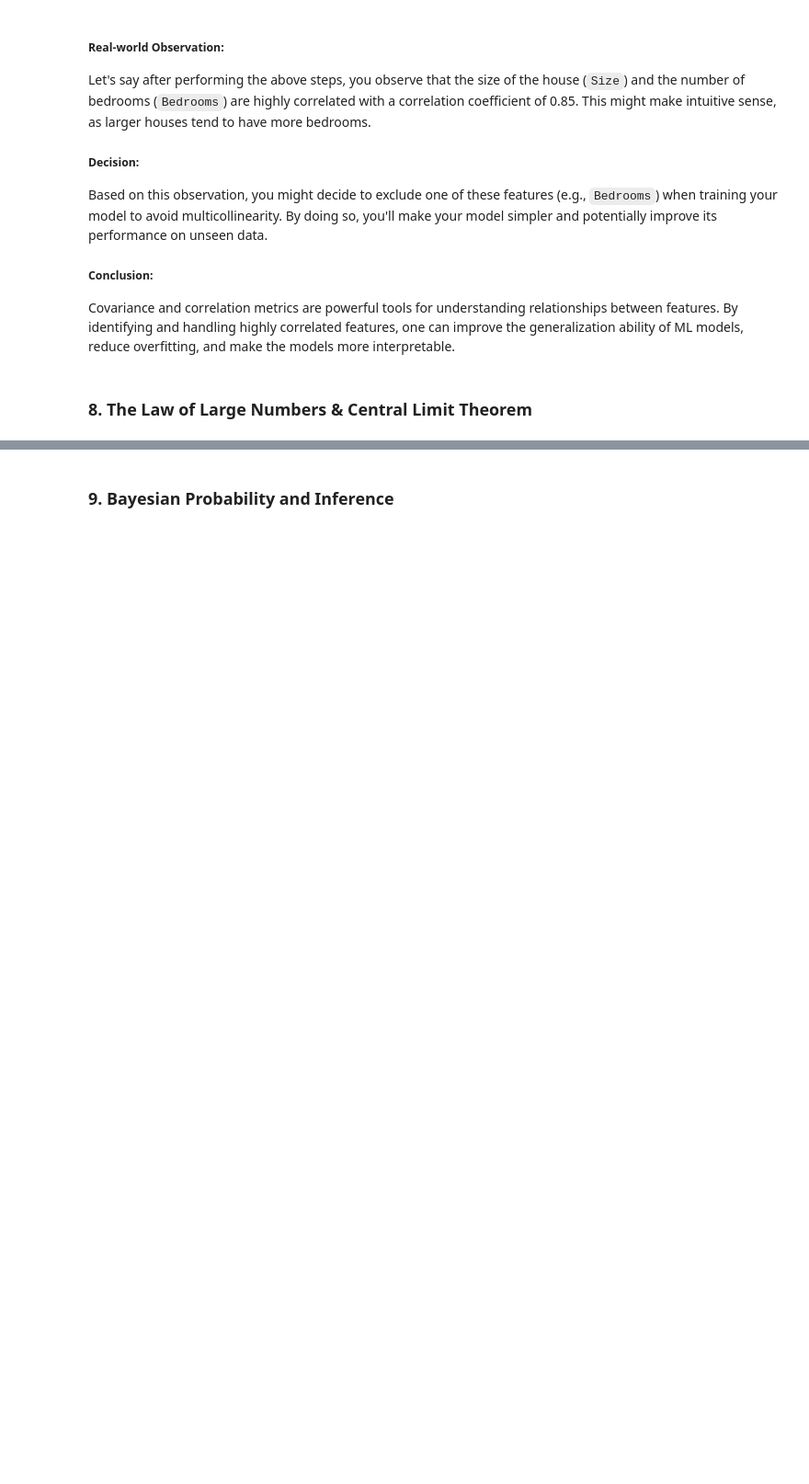
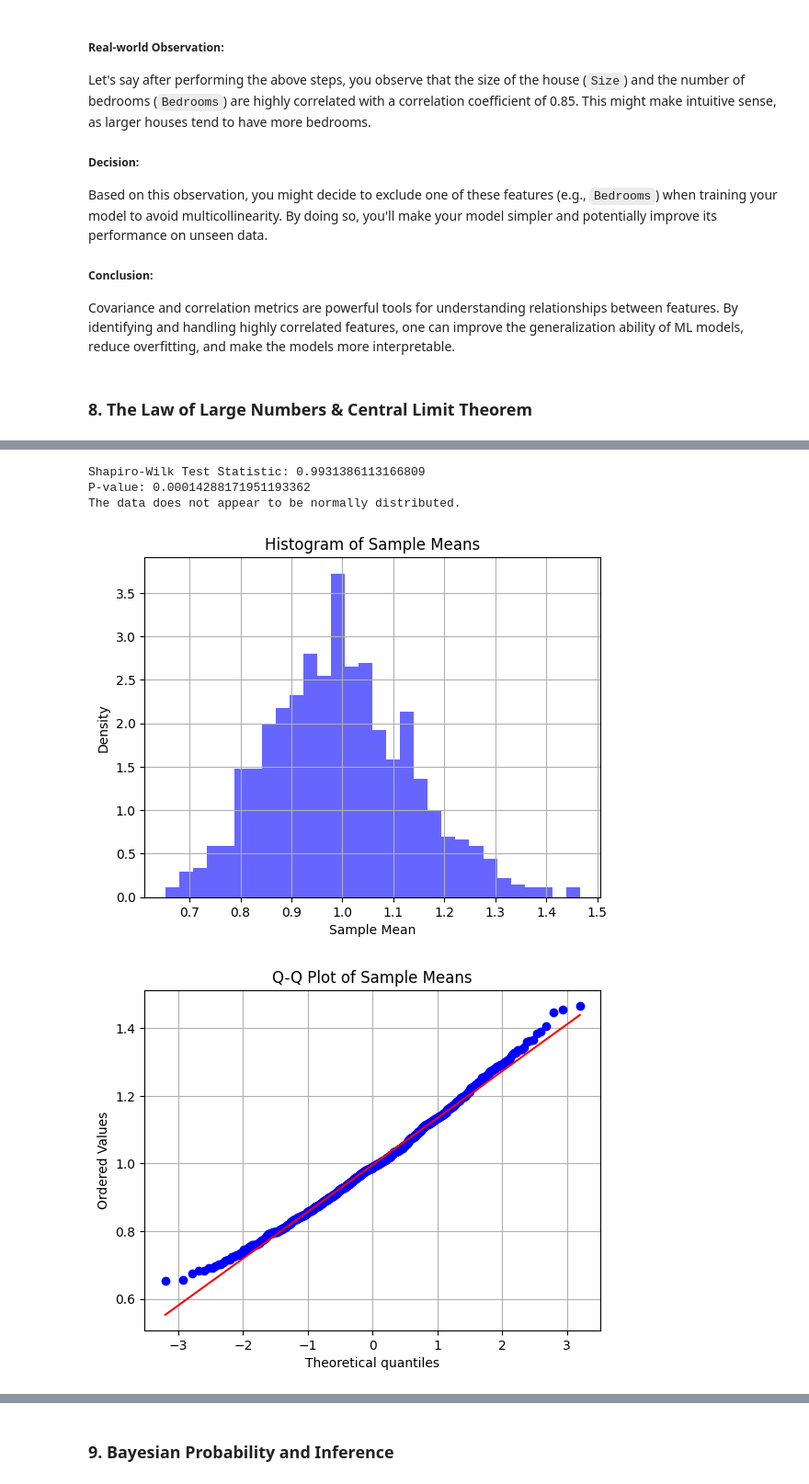
Before and after one commit to natapone/learning_ai_by_coding, a Jupyter notebook: 1-3_probability.ipynb, the cells around one changed output, grey strips where cells are left out. Shown at 92% size. Saved outputs shown, nothing was run; the diff lists cells and outputs as text; code cells hidden in the pictures; blank space fills up the shorter version.

```diff
--- a/1-3_probability.ipynb
+++ b/1-3_probability.ipynb
@@ -1663,0 +1822,43 @@ Covariance and correlation metrics are powerful tools for understanding relation
+# %%
+import numpy as np
+import matplotlib.pyplot as plt
+import scipy.stats as stats
+
+# Set random seed for reproducibility
+np.random.seed(42)
+
+# Generate multiple samples from an exponential distribution
+sample_size = 50
+number_of_samples = 1000
+sample_means = [np.mean(np.random.exponential(scale=1, size=sample_size)) for _ in range(number_of_samples)]
+
+# Shapiro-Wilk Test for Normality
+stat, p = stats.shapiro(sample_means)
+print(f"Shapiro-Wilk Test Statistic: {stat}")
+print(f"P-value: {p}")
+
+# If the p-value is small (typically < 0.05), it indicates the data is not normally distributed
+if p < 0.05:
+    print("The data does not appear to be normally distributed.")
+else:
+    print("The data appears to be normally distributed.")
+
+# Histogram of the sample means
+plt.hist(sample_means, bins=30, density=True, alpha=0.6, color='b', label="Sample Means")
+plt.title("Histogram of Sample Means")
+plt.xlabel("Sample Mean")
+plt.ylabel("Density")
+plt.grid(True)
+plt.show()
+
+# Q-Q plot to inspect normality visually
+stats.probplot(sample_means, dist="norm", plot=plt)
+plt.title("Q-Q Plot of Sample Means")
+plt.grid(True)
+plt.show()
+# %% [output]
+Shapiro-Wilk Test Statistic: 0.9931386113166809
+P-value: 0.00014288171951193362
+The data does not appear to be normally distributed.
+[figure, added]
+[figure, added]
```
Also changed, not shown: parts of 12 cells of this notebook.
